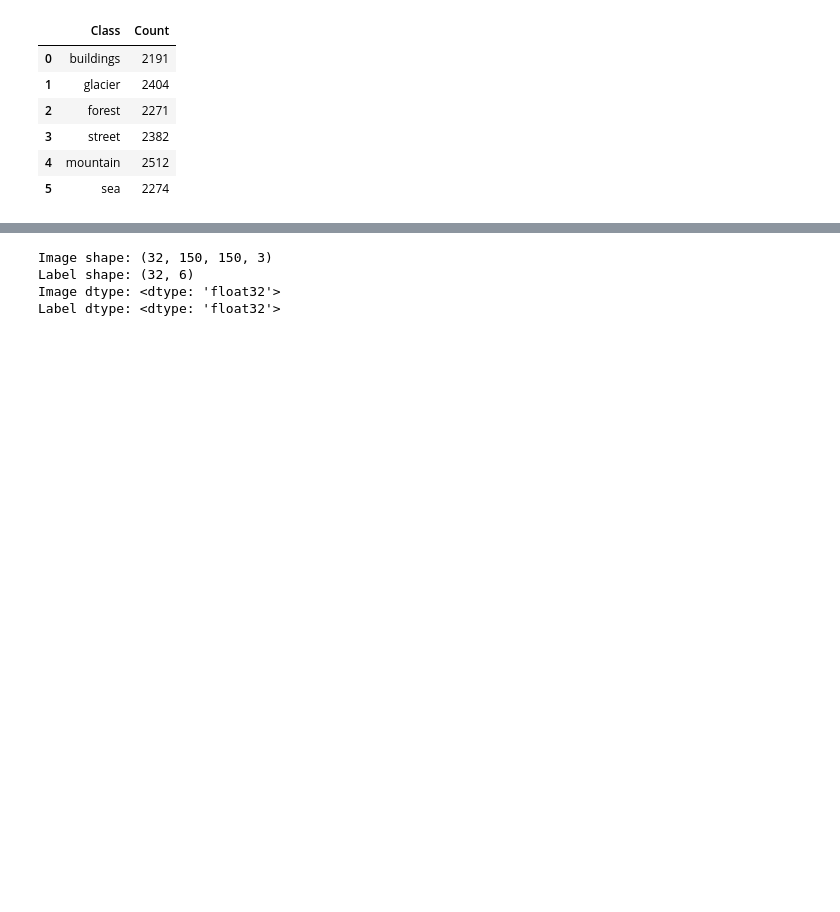
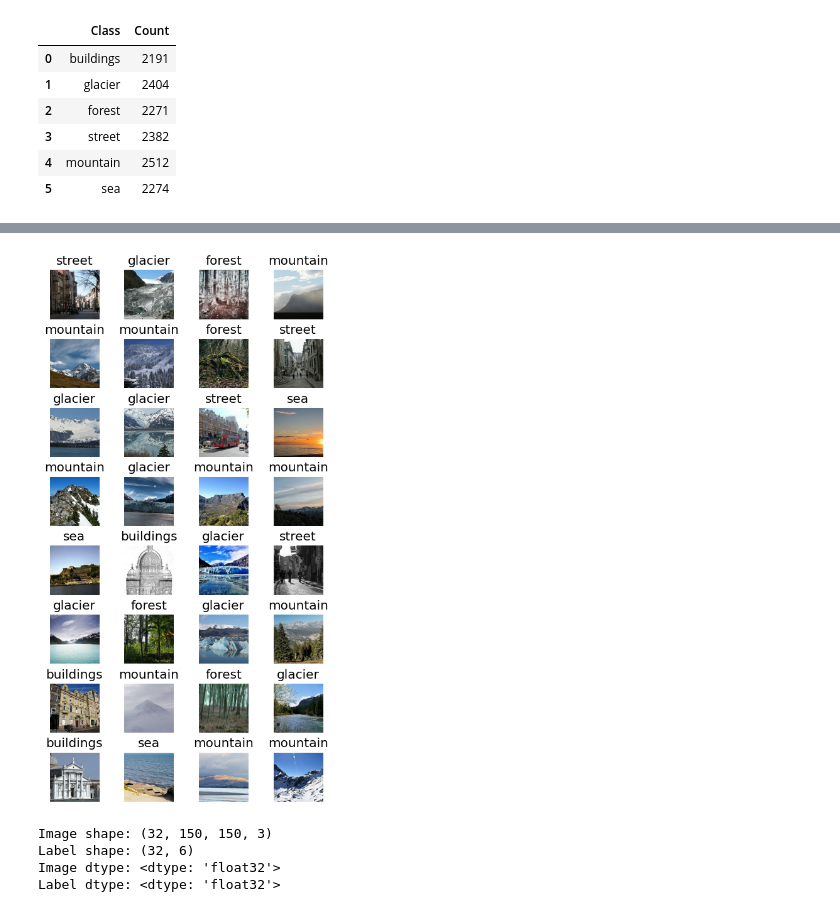
Before and after one commit to SenaThenu/geo-classifier, a Jupyter notebook: geo-classifier.ipynb, the cells around one changed output, grey strips where cells are left out. Cells and saved outputs as stored; diff of their text form; code cells hidden in the pictures; blank space fills up the shorter version.

```diff
--- a/geo-classifier.ipynb
+++ b/geo-classifier.ipynb
@@ -113,21 +122,23 @@ plt.show()
 # %%
-# plt.figure(figsize=(14, 24))
-# for images, labels in train_ds.take(1):  # take one batch
-#     for i in range(BATCH_SIZE):  # show first 9 images
-#         plt.subplot(8, 4, i + 1)
+plt.figure(figsize=(5, 9))
+for images, labels in train_ds.take(1):  # take one batch
+    for i in range(BATCH_SIZE):  # show first 9 images
+        plt.subplot(8, 4, i + 1)
 
-#         plt.grid(False)
-#         plt.xticks([])
-#         plt.yticks([])
-#         plt.axis("off")
+        plt.grid(False)
+        plt.xticks([])
+        plt.yticks([])
+        plt.axis("off")
 
-#         plt.imshow(images[i].numpy().astype("uint8"))
-#         plt.title(class_names[np.where(labels[i] == 1)[0][0]])
-#     break
+        plt.imshow(images[i].numpy().astype("uint8"))
+        plt.title(class_names[np.where(labels[i] == 1)[0][0]])
+    break
 
-# plt.tight_layout()
-# plt.subplots_adjust(hspace=0.3)
-# plt.show()
+plt.tight_layout()
+plt.subplots_adjust(hspace=0.4)
+plt.show()
+# %% [output]
+[figure, added]
 # %%
 for images, labels in train_ds.take(1):
     print("Image shape:", images.shape)
```
Also changed, not shown: parts of 21 cells of this notebook.
